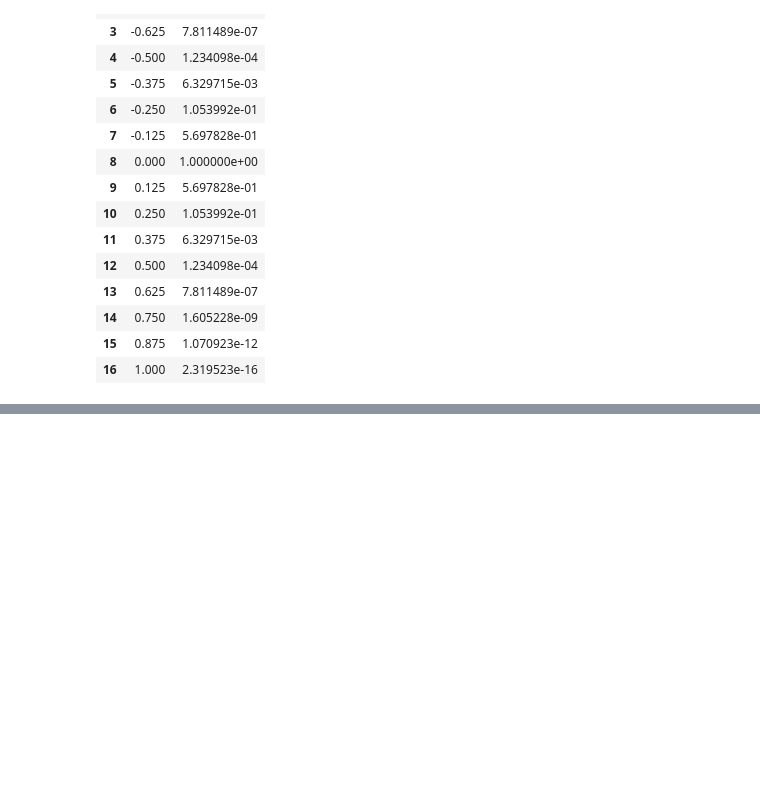
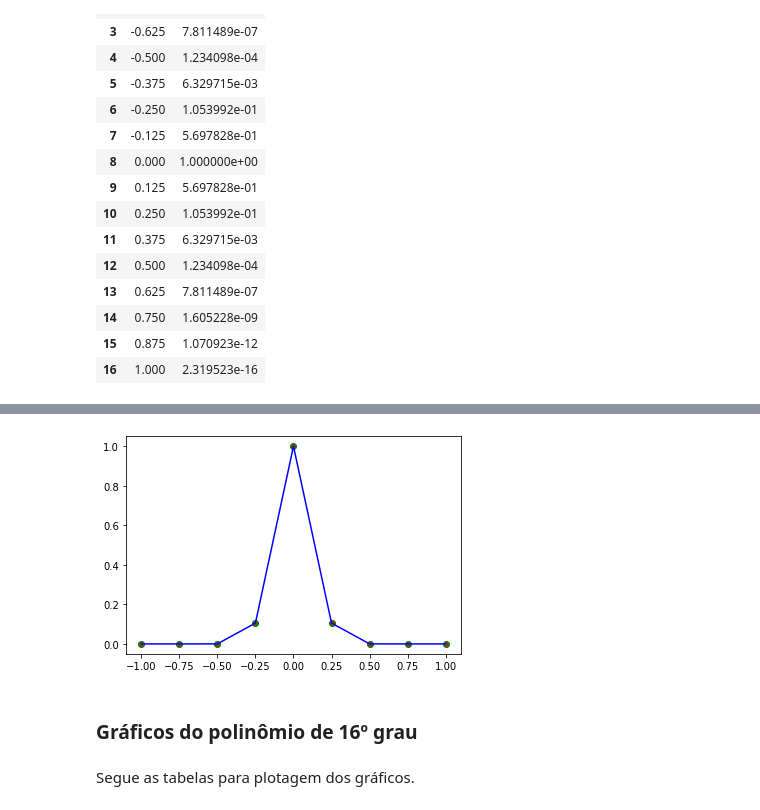
Before and after one commit to remmessias/ms211, a Jupyter notebook: Interpolation.ipynb, the cells around one changed output, grey strips where cells are left out. Drawn from its saved outputs; the diff is of its cells as text; code cells hidden in the pictures; blank space fills up the shorter version.

```diff
--- a/Interpolation.ipynb
+++ b/Interpolation.ipynb
@@ -83,0 +281,15 @@ pd.DataFrame(mapping3, columns=['x','f(x)'])
+# %%
+eixoY2Lagrange = np.polyval(metodoLagrange(x2, y2), x2)
+eixoY2Newton = np.polyval(metodoNewton(x2, y2), x2)
+
+plt.plot(x2, eixoY2Newton, 'o',color= "green")
+plt.plot(x2, eixoY2Lagrange, '+', color= "red")
+plt.plot(x2, y2, color="blue")
+
+plt.show()
+# %% [output]
+[figure, added]
+# %% [markdown]
+### Gráficos do polinômio de 16º grau
+# %% [markdown]
+Segue as tabelas para plotagem dos gráficos.
```
Also changed, not shown: parts of 38 cells of this notebook.
